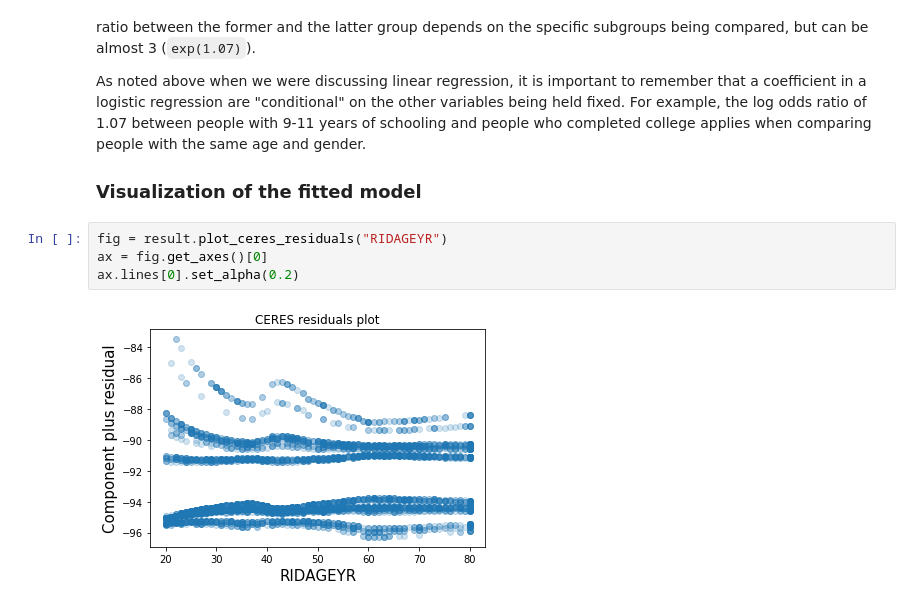
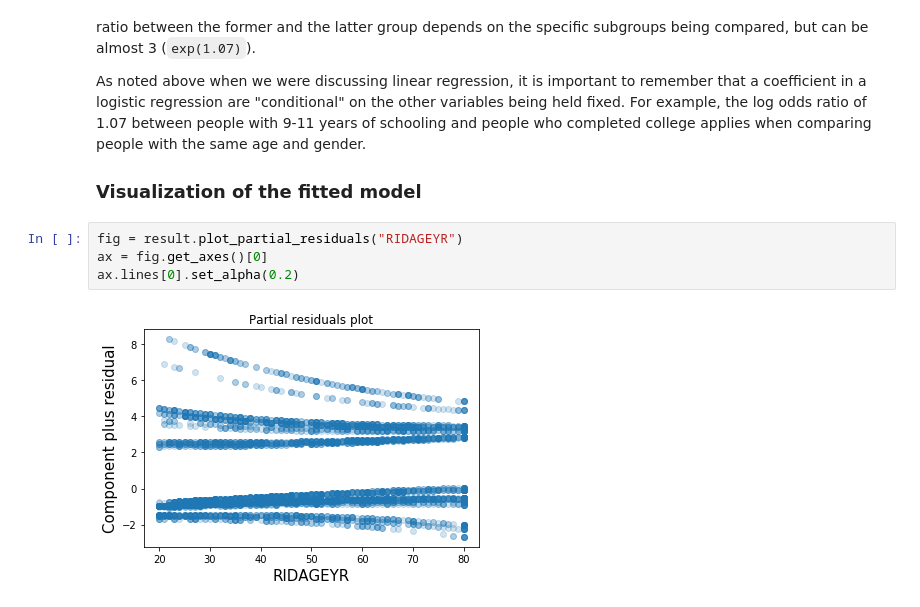
Before and after one commit to kshedden/statswpy_temp, a Jupyter notebook: week2.ipynb, the cells around one changed output. Drawn from its saved outputs; the diff is of its cells as text.

```diff
--- a/week2.ipynb
+++ b/week2.ipynb
@@ -662,8 +662,8 @@ the same age and gender.
 
 ### Visualization of the fitted model
 # %%
-fig = result.plot_ceres_residuals("RIDAGEYR")
+fig = result.plot_partial_residuals("RIDAGEYR")
 ax = fig.get_axes()[0]
 ax.lines[0].set_alpha(0.2)
 # %% [output]
-[figure, old version]
+[figure, new version]
```
Also changed, not shown: parts of 6 cells of this notebook.
